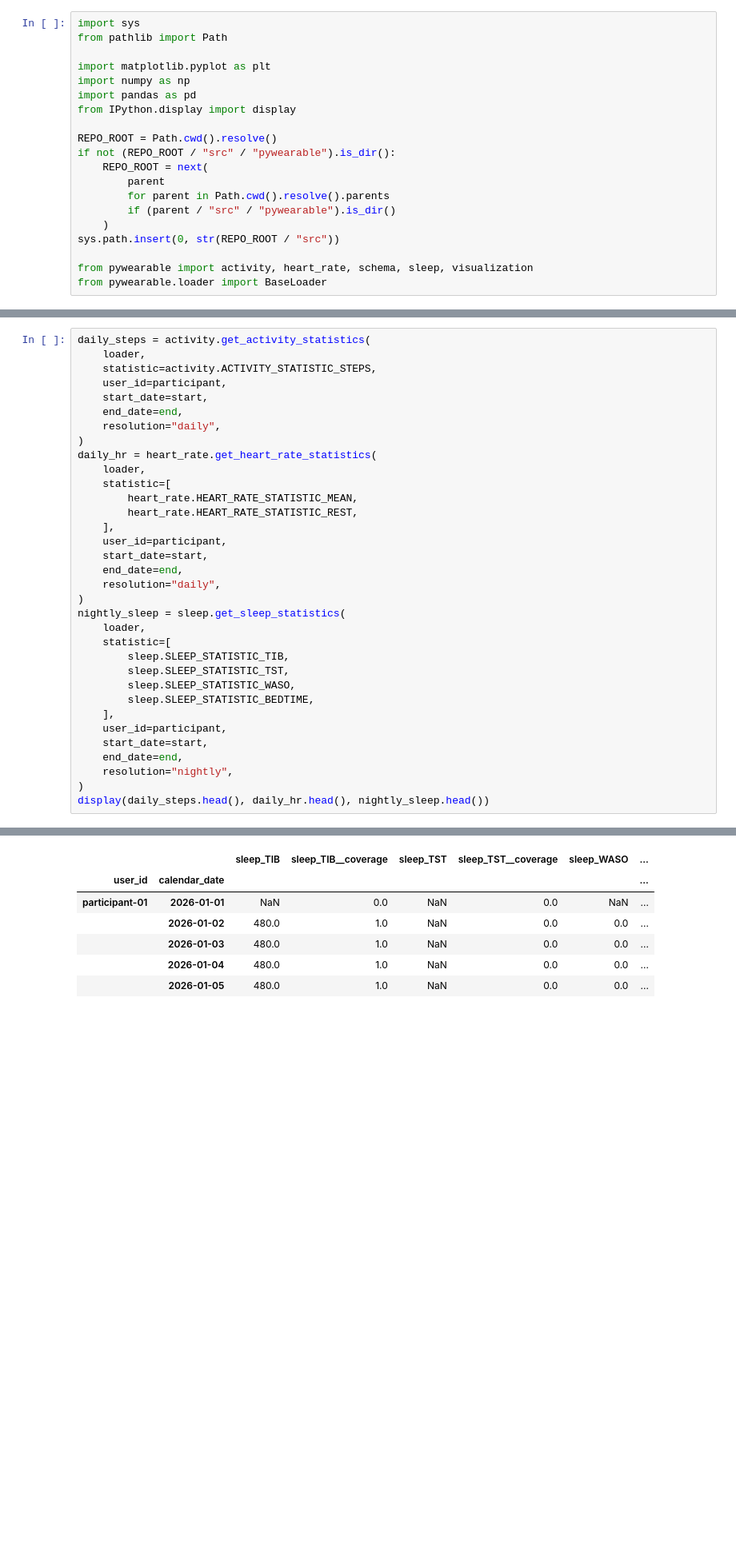
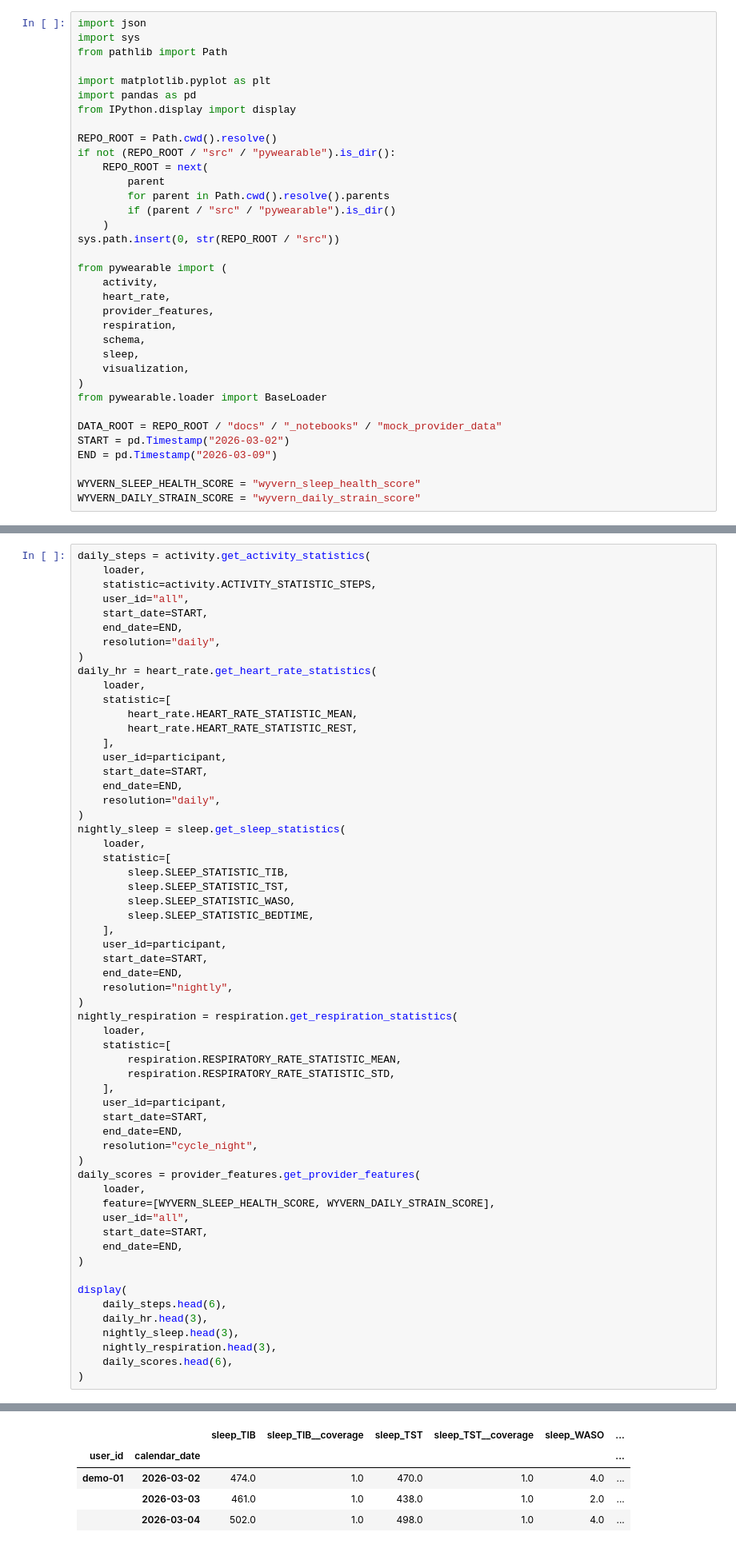
Before and after one commit to MeDiTech-SUPSI/pywearable, a Jupyter notebook: docs/_notebooks/custom_loader.ipynb, the cells around one changed output, grey strips where cells are left out. Shown at 80% size. Saved outputs shown, nothing was run; the diff lists cells and outputs as text; blank space fills up the shorter version.

```diff
--- a/docs/_notebooks/custom_loader.ipynb
+++ b/docs/_notebooks/custom_loader.ipynb
@@ -27,9 +16,9 @@ aggregation, imputation, and trends remain in the domain modules.
 # %%
+import json
 import sys
 from pathlib import Path
 
 import matplotlib.pyplot as plt
-import numpy as np
 import pandas as pd
 from IPython.display import display
 
@@ -42,5 +31,20 @@ if not (REPO_ROOT / "src" / "pywearable").is_dir():
     )
 sys.path.insert(0, str(REPO_ROOT / "src"))
 
-from pywearable import activity, heart_rate, schema, sleep, visualization
+from pywearable import (
+    activity,
+    heart_rate,
+    provider_features,
+    respiration,
+    schema,
+    sleep,
+    visualization,
+)
 from pywearable.loader import BaseLoader
+
+DATA_ROOT = REPO_ROOT / "docs" / "_notebooks" / "mock_provider_data"
+START = pd.Timestamp("2026-03-02")
+END = pd.Timestamp("2026-03-09")
+
+WYVERN_SLEEP_HEALTH_SCORE = "wyvern_sleep_health_score"
+WYVERN_DAILY_STRAIN_SCORE = "wyvern_daily_strain_score"
@@ -263,9 +550,9 @@ code is needed for feature extraction.
 daily_steps = activity.get_activity_statistics(
     loader,
     statistic=activity.ACTIVITY_STATISTIC_STEPS,
-    user_id=participant,
-    start_date=start,
-    end_date=end,
+    user_id="all",
+    start_date=START,
+    end_date=END,
     resolution="daily",
 )
 daily_hr = heart_rate.get_heart_rate_statistics(
@@ -275,8 +562,8 @@ daily_hr = heart_rate.get_heart_rate_statistics(
         heart_rate.HEART_RATE_STATISTIC_REST,
     ],
     user_id=participant,
-    start_date=start,
-    end_date=end,
+    start_date=START,
+    end_date=END,
     resolution="daily",
 )
 nightly_sleep = sleep.get_sleep_statistics(
@@ -288,11 +575,36 @@ nightly_sleep = sleep.get_sleep_statistics(
         sleep.SLEEP_STATISTIC_BEDTIME,
     ],
     user_id=participant,
-    start_date=start,
-    end_date=end,
+    start_date=START,
+    end_date=END,
     resolution="nightly",
 )
-display(daily_steps.head(), daily_hr.head(), nightly_sleep.head())
+nightly_respiration = respiration.get_respiration_statistics(
+    loader,
+    statistic=[
+        respiration.RESPIRATORY_RATE_STATISTIC_MEAN,
+        respiration.RESPIRATORY_RATE_STATISTIC_STD,
+    ],
+    user_id=participant,
+    start_date=START,
+    end_date=END,
+    resolution="cycle_night",
+)
+daily_scores = provider_features.get_provider_features(
+    loader,
+    feature=[WYVERN_SLEEP_HEALTH_SCORE, WYVERN_DAILY_STRAIN_SCORE],
+    user_id="all",
+    start_date=START,
+    end_date=END,
+)
+
+display(
+    daily_steps.head(6),
+    daily_hr.head(3),
+    nightly_sleep.head(3),
+    nightly_respiration.head(3),
+    daily_scores.head(6),
+)
 # %% [output]
 |  |  | activity_steps | activity_steps__coverage |
 | user_id | calendar_date |  |  |
@@ -311,7 +622,5 @@ display(daily_steps.head(), daily_hr.head(), nightly_sleep.head())
 |  |  | sleep_TIB | sleep_TIB__coverage | sleep_TST | sleep_TST__coverage | sleep_WASO | ... |
 | user_id | calendar_date |  |  |  |  |  | ... |
-| participant-01 | 2026-01-01 | NaN | 0.0 | NaN | 0.0 | NaN | ... |
-|  | 2026-01-02 | 480.0 | 1.0 | NaN | 0.0 | 0.0 | ... |
-|  | 2026-01-03 | 480.0 | 1.0 | NaN | 0.0 | 0.0 | ... |
-|  | 2026-01-04 | 480.0 | 1.0 | NaN | 0.0 | 0.0 | ... |
-|  | 2026-01-05 | 480.0 | 1.0 | NaN | 0.0 | 0.0 | ... |
+| demo-01 | 2026-03-02 | 474.0 | 1.0 | 470.0 | 1.0 | 4.0 | ... |
+|  | 2026-03-03 | 461.0 | 1.0 | 438.0 | 1.0 | 2.0 | ... |
+|  | 2026-03-04 | 502.0 | 1.0 | 498.0 | 1.0 | 4.0 | ... |
```
Also changed, not shown: parts of 22 cells of this notebook, 16 other files.
